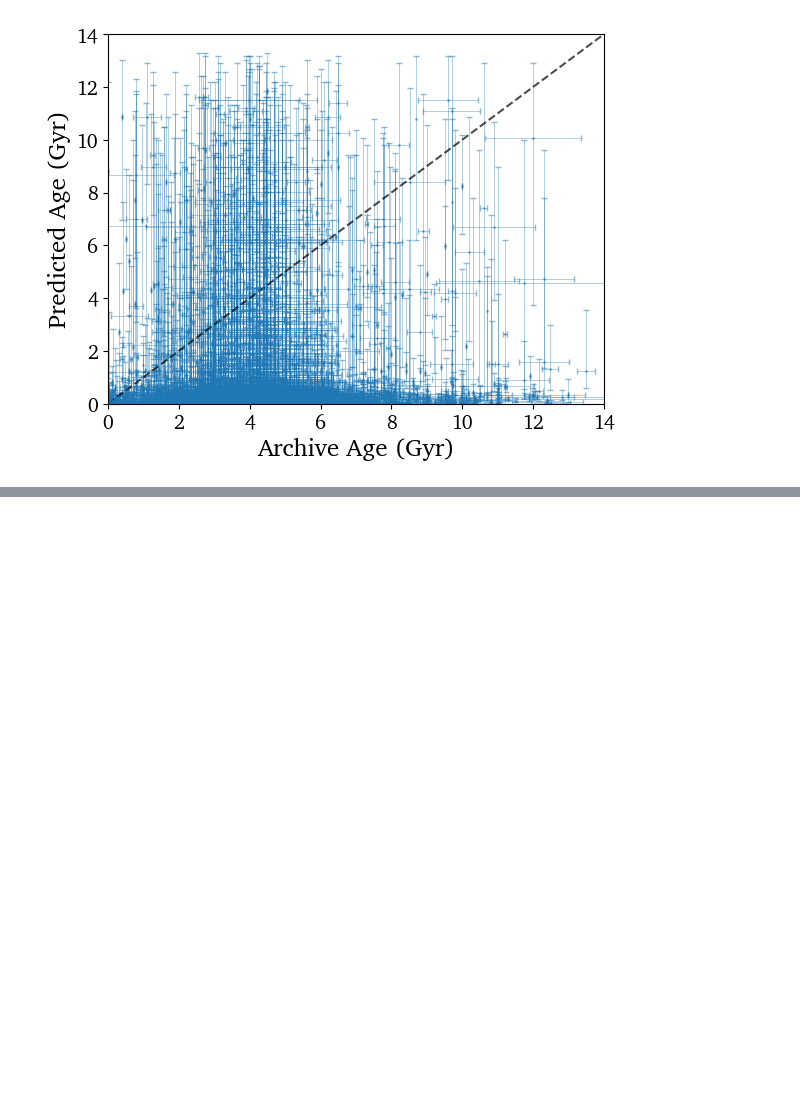
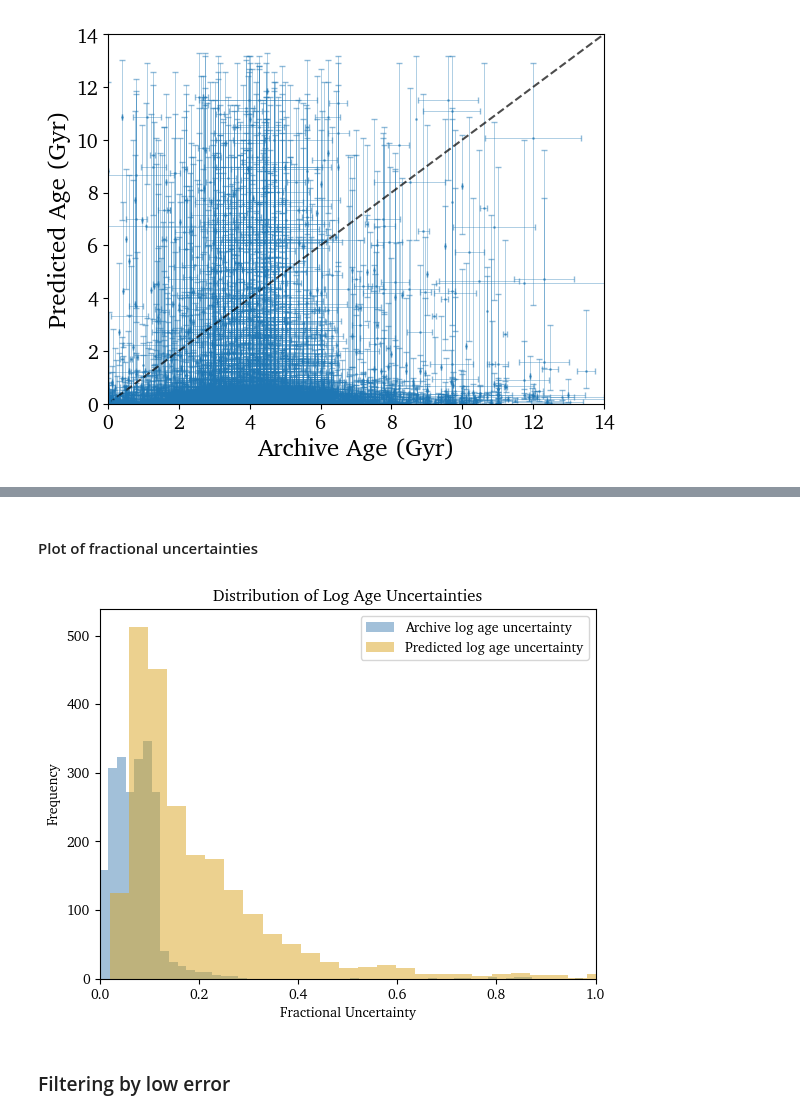
Before and after one commit to pvl19/lc-gen, a Jupyter notebook: notebooks/exop_host_ages.ipynb, the cells around one changed output, grey strips where cells are left out. Saved outputs shown, nothing was run; the diff lists cells and outputs as text; code cells hidden in the pictures; blank space fills up the shorter version.

```diff
--- a/notebooks/exop_host_ages.ipynb
+++ b/notebooks/exop_host_ages.ipynb
@@ -127,0 +129,15 @@ plt.show()
+# %% [markdown]
+#### Plot of fractional uncertainties
+# %%
+plt.hist(joined['frac_logA_Myr_err'], bins=100, alpha=0.5, label='Archive log age uncertainty',color='steelblue')
+plt.hist(joined['frac_1sigma'], bins=100, alpha=0.5, label='Predicted log age uncertainty',color='goldenrod')
+plt.xlim(0,1)
+plt.xlabel('Fractional Uncertainty')
+plt.ylabel('Frequency')
+plt.title('Distribution of Log Age Uncertainties')
+plt.legend()
+plt.show()
+# %% [output]
+[figure, added]
+# %% [markdown]
+### Filtering by low error
```
Also changed, not shown: parts of 9 cells of this notebook, 10 other files.
